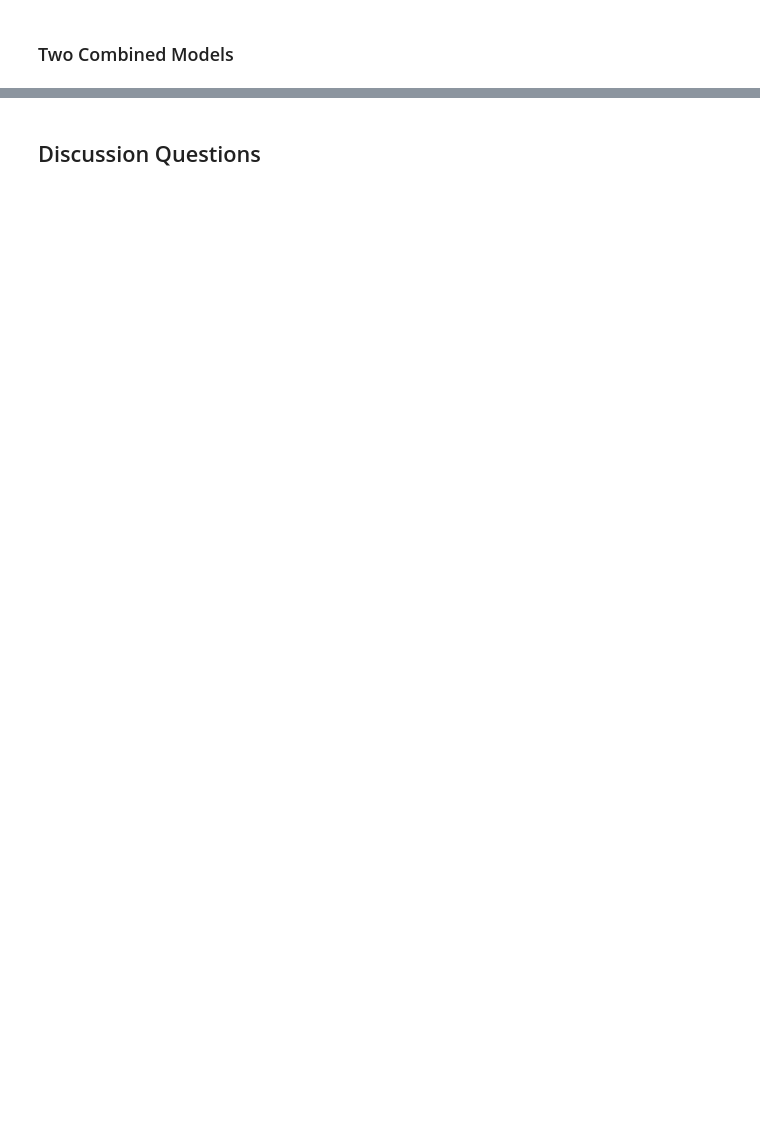
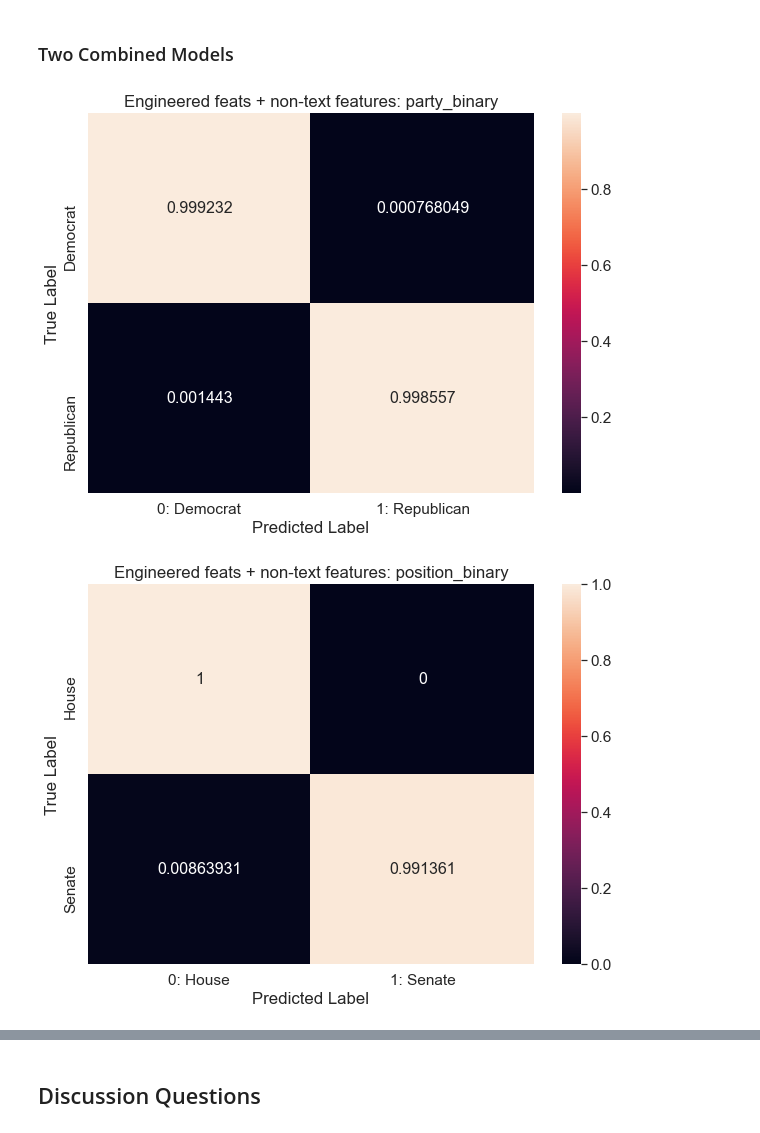
Before and after one commit to yaelnidam/CSS_Project5_Team7_Spring2021, a Jupyter notebook: Project 5 Student.ipynb, the cells around one changed output, grey strips where cells are left out. Saved outputs shown, nothing was run; the diff lists cells and outputs as text; code cells hidden in the pictures; blank space fills up the shorter version.

```diff
--- a/Project 5 Student.ipynb
+++ b/Project 5 Student.ipynb
@@ -685,0 +680,50 @@ non_text_with_ngrams = non_text_features_dummies.reset_index(drop = True).join(t
+# %%
+# two models ([best text features + non-text features] * [democrat/republican, senator/representative])
+# Non-text features
+to_dummies = congress_tweets[['joined_congress_date',
+                              'gender']]
+#non_text_features['age'] = date(congress_tweets['datetime']) - date(congress_tweets['birthday'])
+
+non_text_features_dummies = pd.get_dummies(to_dummies).reset_index(drop = True)
+
+X = pd.concat([non_text_features_dummies, engineered_features_with_topics], axis=1)
+
+# Non-text features + engineered features
+#non_text_engineered_features = non_text_features_dummies.reset_index(drop = True).join(engineered_features_with_topics)
+
+for t,lab in zip(binarized_targets, loop_labels):
+    y = congress_tweets[t]
+    X_train, X_test, y_train, y_test = train_test_split(X,
+                                                        y,
+                                                        train_size = .80,
+                                                        test_size=0.20,
+                                                        random_state = 10)
+
+    # create a model
+    logit_reg = LogisticRegression()
+
+    # fit the model
+    logit_model = logit_reg.fit(X_train, y_train.ravel())
+
+    y_pred = logit_model.predict(X_test)
+
+    cf_matrix = confusion_matrix(y_test, y_pred, normalize = "true")
+
+    df_cm = pd.DataFrame(cf_matrix, range(2),
+                   range(2))
+
+    df_cm = df_cm.rename(index=str, columns={0: ("0: " + lab[0]), 1: ("1: " + lab[1])})
+    df_cm.index = lab
+    plt.figure(figsize = (10,7))
+    sns.set(font_scale=1.4) #for label size
+    sns.heatmap(df_cm,
+                annot=True,
+                annot_kws={"size": 16},
+                fmt='g')
+    plt.title("Engineered feats + non-text features" + ": " + t)
+    plt.xlabel("Predicted Label")
+    plt.ylabel("True Label")
+    plt.show()
+# %% [output]
+[figure, added]
+[figure, added]
```
Also changed, not shown: parts of 50 cells of this notebook.
